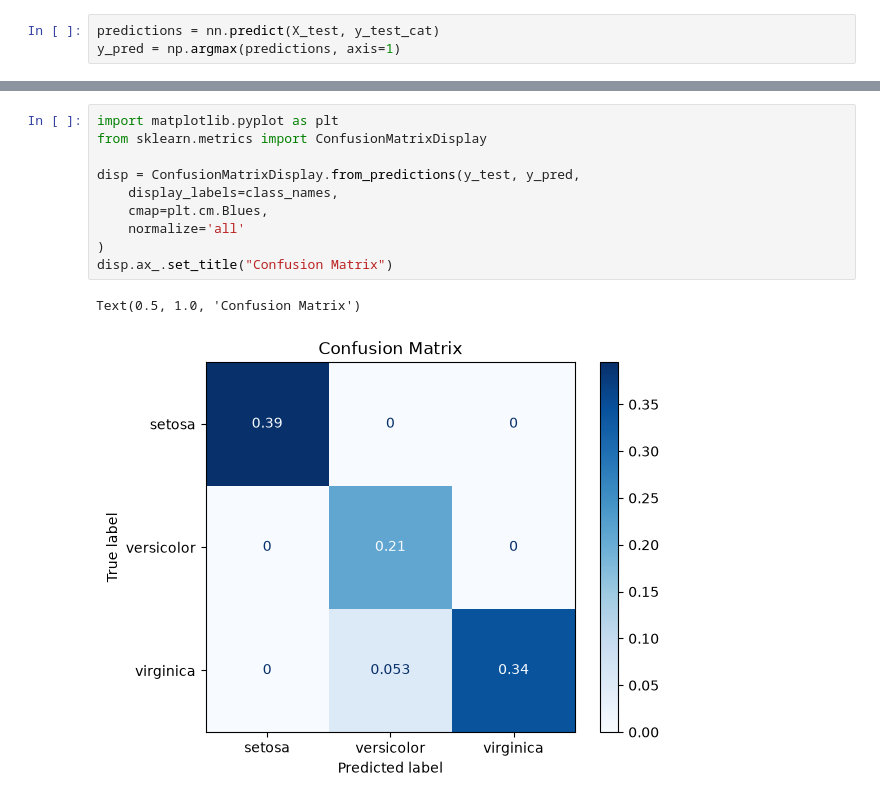
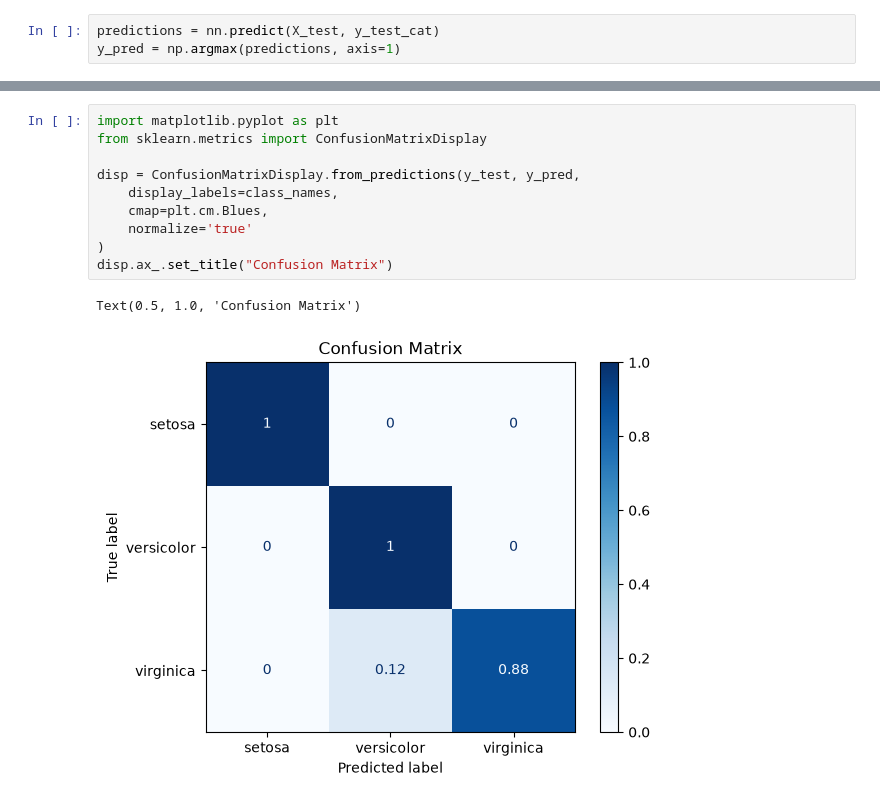
Before and after one commit to moritzsoelderer/msdl-a-deep-learning-library, a Jupyter notebook: showcase.ipynb, the cells around one changed output, grey strips where cells are left out. Saved outputs shown, nothing was run; the diff lists cells and outputs as text.

Commit message:
feat(eval): use normalize 'true' for confusion matrix

```diff
--- a/showcase.ipynb
+++ b/showcase.ipynb
@@ -72,13 +72,13 @@ f"Test Accuracy: {test_accuracy}"
 # %%
 import matplotlib.pyplot as plt
 from sklearn.metrics import ConfusionMatrixDisplay
 
 disp = ConfusionMatrixDisplay.from_predictions(y_test, y_pred,
     display_labels=class_names,
     cmap=plt.cm.Blues,
-    normalize='all'
+    normalize='true'
 )
 disp.ax_.set_title("Confusion Matrix")
 # %% [output]
 Text(0.5, 1.0, 'Confusion Matrix')
-[figure, old version]
+[figure, new version]
```
Also changed, not shown: parts of 1 cell of this notebook.
